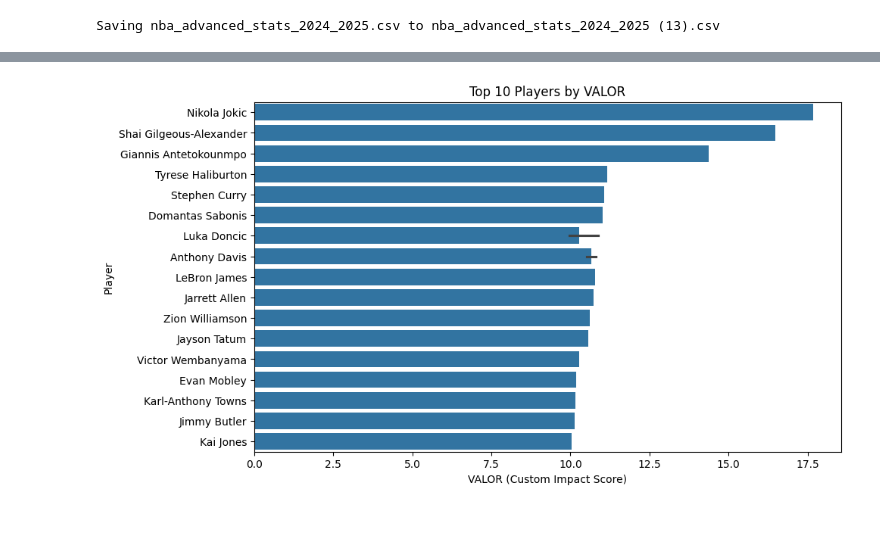
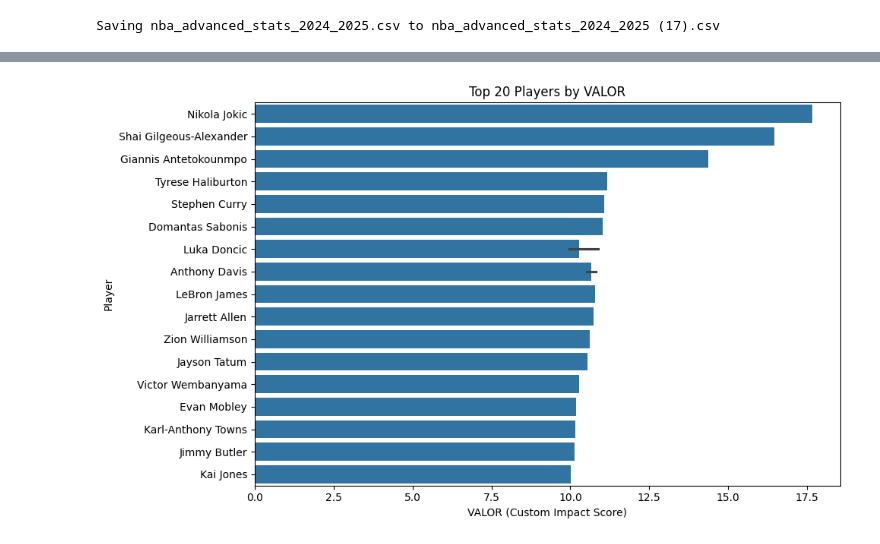
Before and after one commit to ronhq/Statline, a Jupyter notebook: notebooks/explore_advanced_stats_2024_2025.ipynb, the cells around one changed output, grey strips where cells are left out. Drawn from its saved outputs; the diff is of its cells as text; code cells hidden in the pictures.

Commit message:
autosave figure

```diff
--- a/notebooks/explore_advanced_stats_2024_2025.ipynb
+++ b/notebooks/explore_advanced_stats_2024_2025.ipynb
@@ -27,12 +27,18 @@ import matplotlib.pyplot as plt
 top_valor = df_valor.sort_values(by='VALOR', ascending=False).head(20)
 
 
+# Plot and save
 plt.figure(figsize=(10,6))
 sns.barplot(x='VALOR', y='Player', data=top_valor)
-plt.title('Top 10 Players by VALOR')
+plt.title('Top 20 Players by VALOR')
 plt.xlabel('VALOR (Custom Impact Score)')
 plt.ylabel('Player')
-plt.show()
+plt.tight_layout()
+plt.savefig("valor_top20_chart.png")
+
+# Download it to your device
+from google.colab import files
+files.download("valor_top20_chart.png")
 # %% [output]
 [interactive output not drawn]
-Saving nba_advanced_stats_2024_2025.csv to nba_advanced_stats_2024_2025 (13).csv
+Saving nba_advanced_stats_2024_2025.csv to nba_advanced_stats_2024_2025 (17).csv
@@ -39 +47 @@ Saving nba_advanced_stats_2024_2025.csv to nba_advanced_stats_2024_2025 (13).csv
-[figure, old version]
+[figure, new version]
```
Also changed, not shown: parts of 1 cell of this notebook.
